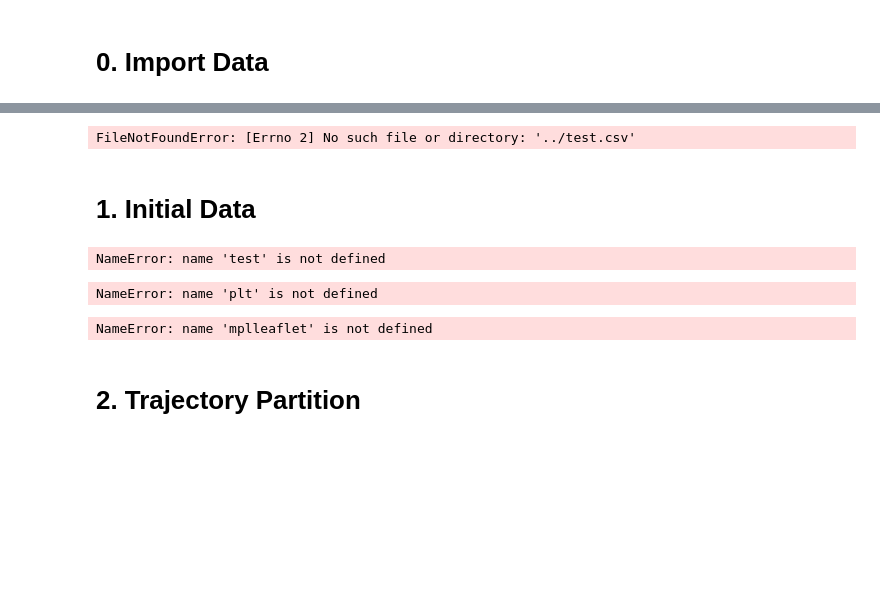
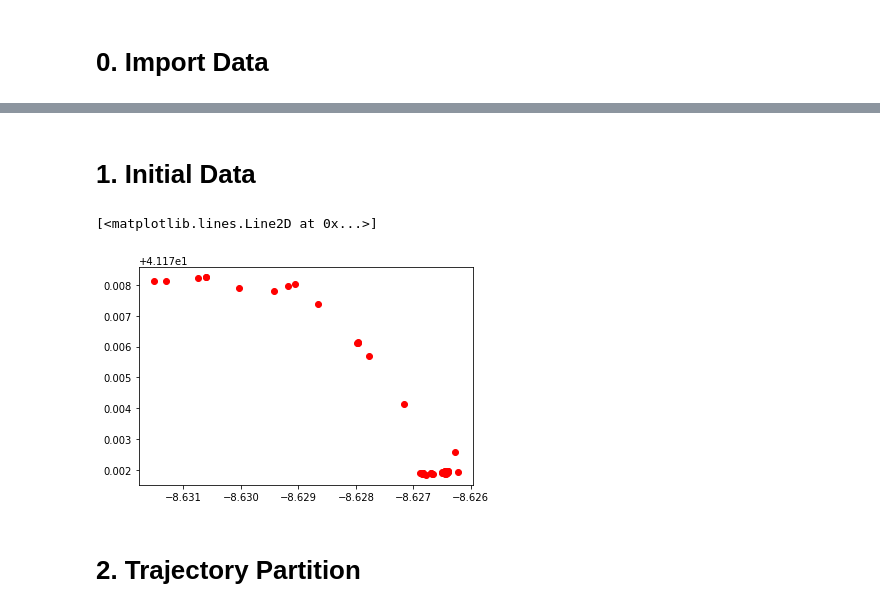
Before and after one commit to jiafug/dbpro, a Jupyter notebook: transform.ipynb, the cells around one changed output, grey strips where cells are left out. Saved outputs shown, nothing was run; the diff lists cells and outputs as text; code cells hidden in the pictures; blank space fills up the shorter version.

```diff
--- a/transform.ipynb
+++ b/transform.ipynb
@@ -26,5 +10,5 @@ ModuleNotFoundError: No module named 'mplleaflet'
 # %%
-with open('../test.csv') as csv_file:
+with open('C:\\Users\\markb\\Documents\\DBPRO\\pkdd-15-predict-taxi-service-trajectory-i\\test.csv') as csv_file:
     csv_reader = csv.reader(csv_file, delimiter=',')
 
     latitude_list = []
@@ -61,8 +45,6 @@ with open('../test.csv') as csv_file:
             # breaks only for development purposes
             if counter == 6:
                 break
-# %% [output]
-FileNotFoundError: [Errno 2] No such file or directory: '../test.csv'
 # %% [markdown]
 # 1. Initial Data
 # %%
@@ -70,19 +52,16 @@ FileNotFoundError: [Errno 2] No such file or directory: '../test.csv'
 coords = test[5]
 coords.lon = coords.lon.astype(float)
 coords.lat = coords.lat.astype(float)
-# %% [output]
-NameError: name 'test' is not defined
 # %%
 fig = plt.figure()
 simplified_coords = coords[['lon', 'lat']].values
-plt.plot(simplified_coords[:,0], simplified_coords[:,1])
+#plt.plot(simplified_coords[:,0], simplified_coords[:,1])
 plt.plot(simplified_coords[:,0], simplified_coords[:,1], 'ro')
 # %% [output]
-NameError: name 'plt' is not defined
+[<matplotlib.lines.Line2D at 0x...>]
+[figure, added]
 # %%
-mplleaflet.display(fig=fig)
+#mplleaflet.display(fig=fig)
-# %% [output]
-NameError: name 'mplleaflet' is not defined
 # %% [markdown]
 # 2. Trajectory Partition
 # %% [markdown]
```
Also changed, not shown: parts of 19 cells of this notebook.
